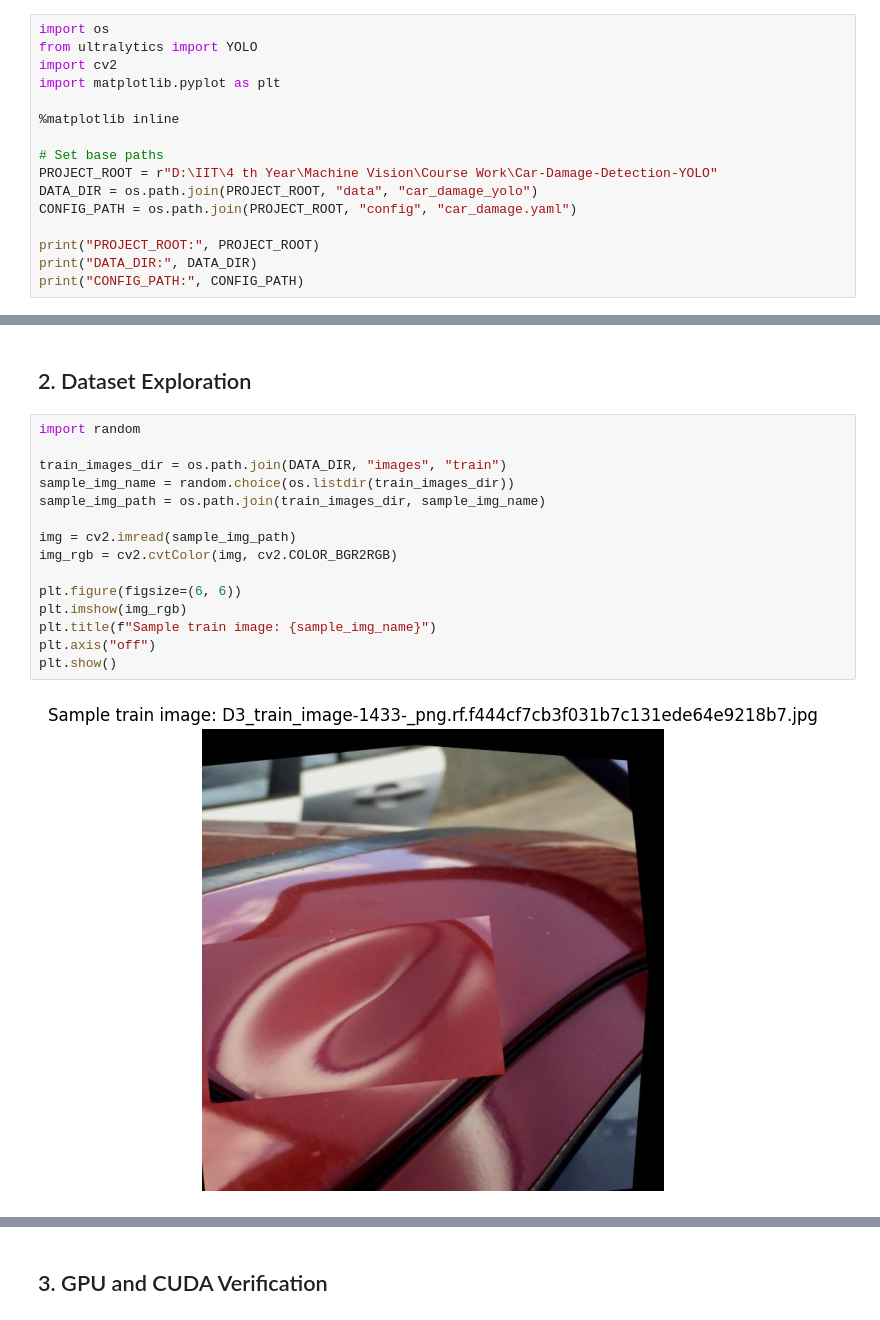
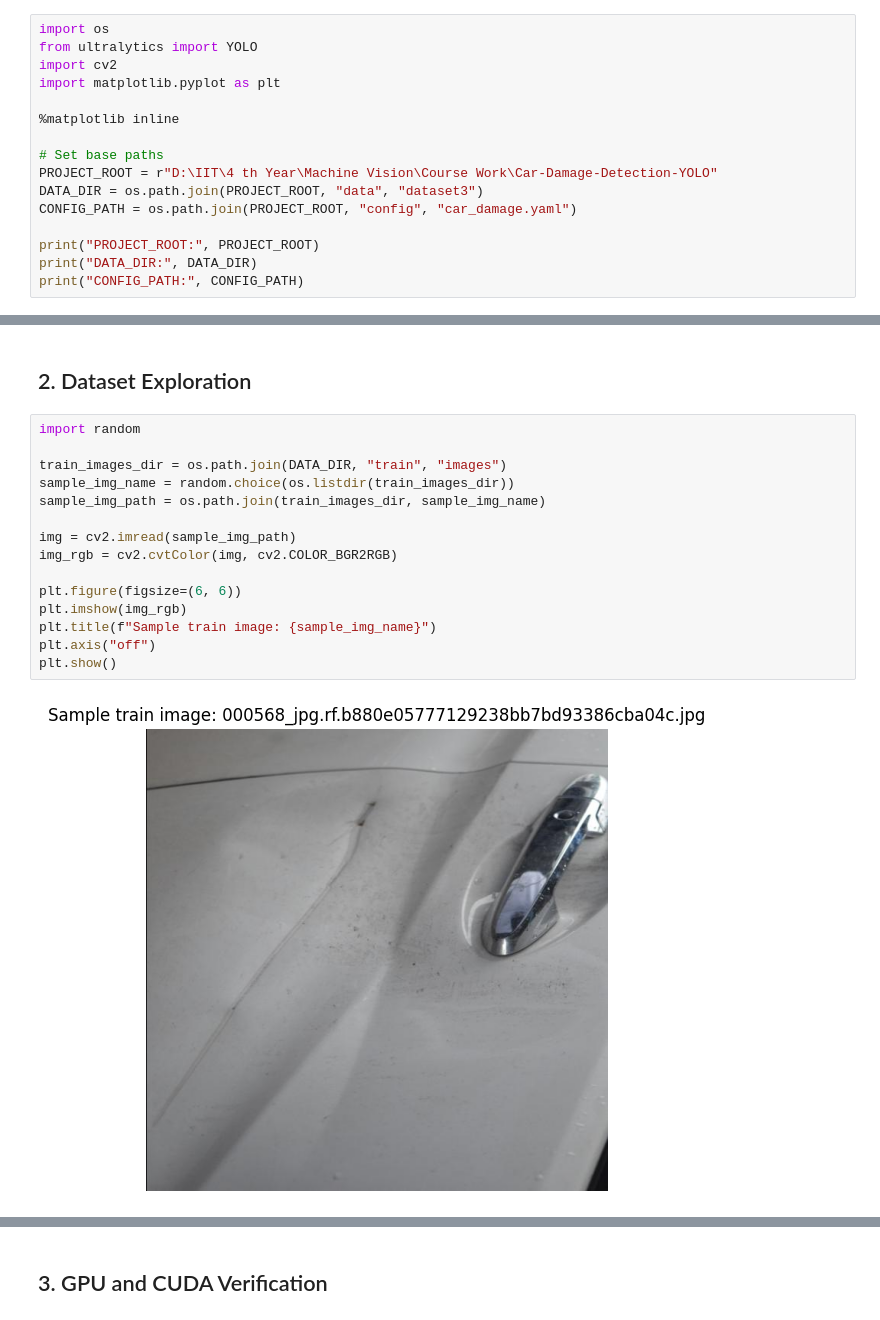
Before and after one commit to VanujaSooriyaarachchi/Car-Damage-Detection-YOLO, a Jupyter notebook: notebooks/car_damage_yolo.ipynb, the cells around one changed output, grey strips where cells are left out. Drawn from its saved outputs; the diff is of its cells as text.

Commit message:
Train yolov8s model with one dataset

```diff
--- a/notebooks/car_damage_yolo.ipynb
+++ b/notebooks/car_damage_yolo.ipynb
@@ -10,7 +10,7 @@ import matplotlib.pyplot as plt
 
 # Set base paths
 PROJECT_ROOT = r"D:\IIT\4 th Year\Machine Vision\Course Work\Car-Damage-Detection-YOLO"
-DATA_DIR = os.path.join(PROJECT_ROOT, "data", "car_damage_yolo")
+DATA_DIR = os.path.join(PROJECT_ROOT, "data", "dataset3")
 CONFIG_PATH = os.path.join(PROJECT_ROOT, "config", "car_damage.yaml")
 
 print("PROJECT_ROOT:", PROJECT_ROOT)
@@ -25,17 +25,17 @@ CONFIG_PATH: D:\IIT\4 th Year\Machine Vision\Course Work\Car-Damage-Detection-YO
 # %%
 import random
 
-train_images_dir = os.path.join(DATA_DIR, "images", "train")
+train_images_dir = os.path.join(DATA_DIR, "train", "images")
 sample_img_name = random.choice(os.listdir(train_images_dir))
 sample_img_path = os.path.join(train_images_dir, sample_img_name)
 
 img = cv2.imread(sample_img_path)
 img_rgb = cv2.cvtColor(img, cv2.COLOR_BGR2RGB)
 
 plt.figure(figsize=(6, 6))
 plt.imshow(img_rgb)
 plt.title(f"Sample train image: {sample_img_name}")
 plt.axis("off")
 plt.show()
 # %% [output]
-[figure, old version]
+[figure, new version]
```
Also changed, not shown: parts of 20 cells of this notebook, 47 other files.
